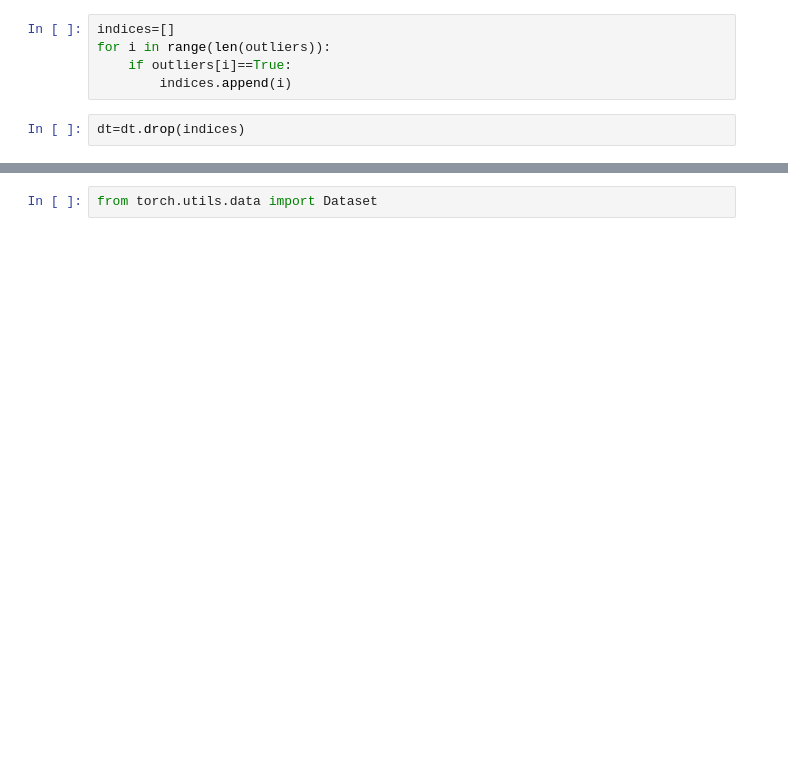
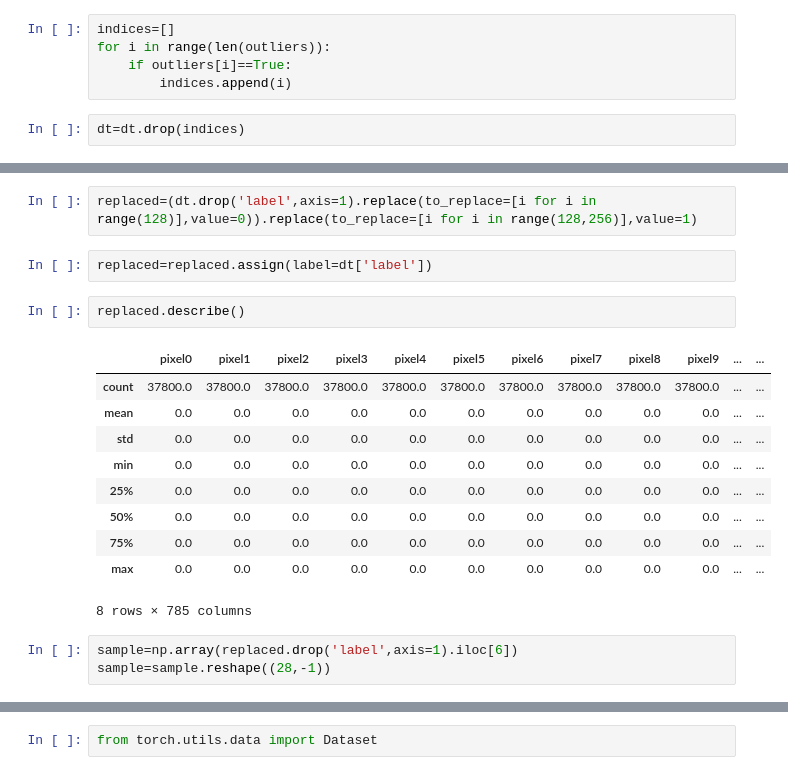
Before and after one commit to anouarcrafting/kaggle_projects, a Jupyter notebook: digit-recognizer-using-nn.ipynb, the cells around one changed output, grey strips where cells are left out. Saved outputs shown, nothing was run; the diff lists cells and outputs as text; blank space fills up the shorter version.

```diff
--- a/digit-recognizer-using-nn.ipynb
+++ b/digit-recognizer-using-nn.ipynb
@@ -86,0 +87,20 @@ dt
+# %%
+replaced=(dt.drop('label',axis=1).replace(to_replace=[i for i in range(128)],value=0)).replace(to_replace=[i for i in range(128,256)],value=1)
+# %%
+replaced=replaced.assign(label=dt['label'])
+# %%
+replaced.describe()
+# %% [output]
+|  | pixel0 | pixel1 | pixel2 | pixel3 | pixel4 | pixel5 | pixel6 | pixel7 | pixel8 | pixel9 | ... | ... |
+| count | 37800.0 | 37800.0 | 37800.0 | 37800.0 | 37800.0 | 37800.0 | 37800.0 | 37800.0 | 37800.0 | 37800.0 | ... | ... |
+| mean | 0.0 | 0.0 | 0.0 | 0.0 | 0.0 | 0.0 | 0.0 | 0.0 | 0.0 | 0.0 | ... | ... |
+| std | 0.0 | 0.0 | 0.0 | 0.0 | 0.0 | 0.0 | 0.0 | 0.0 | 0.0 | 0.0 | ... | ... |
+| min | 0.0 | 0.0 | 0.0 | 0.0 | 0.0 | 0.0 | 0.0 | 0.0 | 0.0 | 0.0 | ... | ... |
+| 25% | 0.0 | 0.0 | 0.0 | 0.0 | 0.0 | 0.0 | 0.0 | 0.0 | 0.0 | 0.0 | ... | ... |
+| 50% | 0.0 | 0.0 | 0.0 | 0.0 | 0.0 | 0.0 | 0.0 | 0.0 | 0.0 | 0.0 | ... | ... |
+| 75% | 0.0 | 0.0 | 0.0 | 0.0 | 0.0 | 0.0 | 0.0 | 0.0 | 0.0 | 0.0 | ... | ... |
+| max | 0.0 | 0.0 | 0.0 | 0.0 | 0.0 | 0.0 | 0.0 | 0.0 | 0.0 | 0.0 | ... | ... |
+8 rows × 785 columns
+# %%
+sample=np.array(replaced.drop('label',axis=1).iloc[6])
+sample=sample.reshape((28,-1))
```
Also changed, not shown: parts of 10 cells of this notebook.
